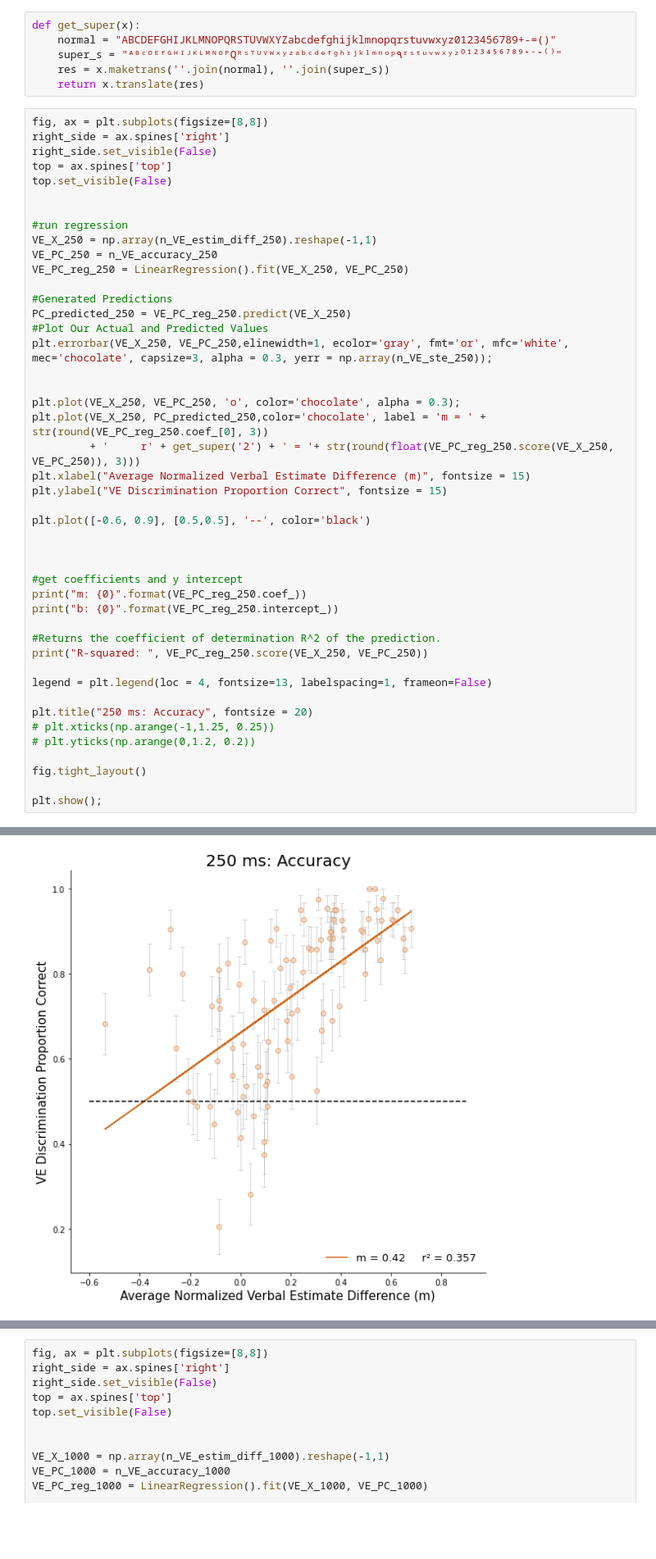
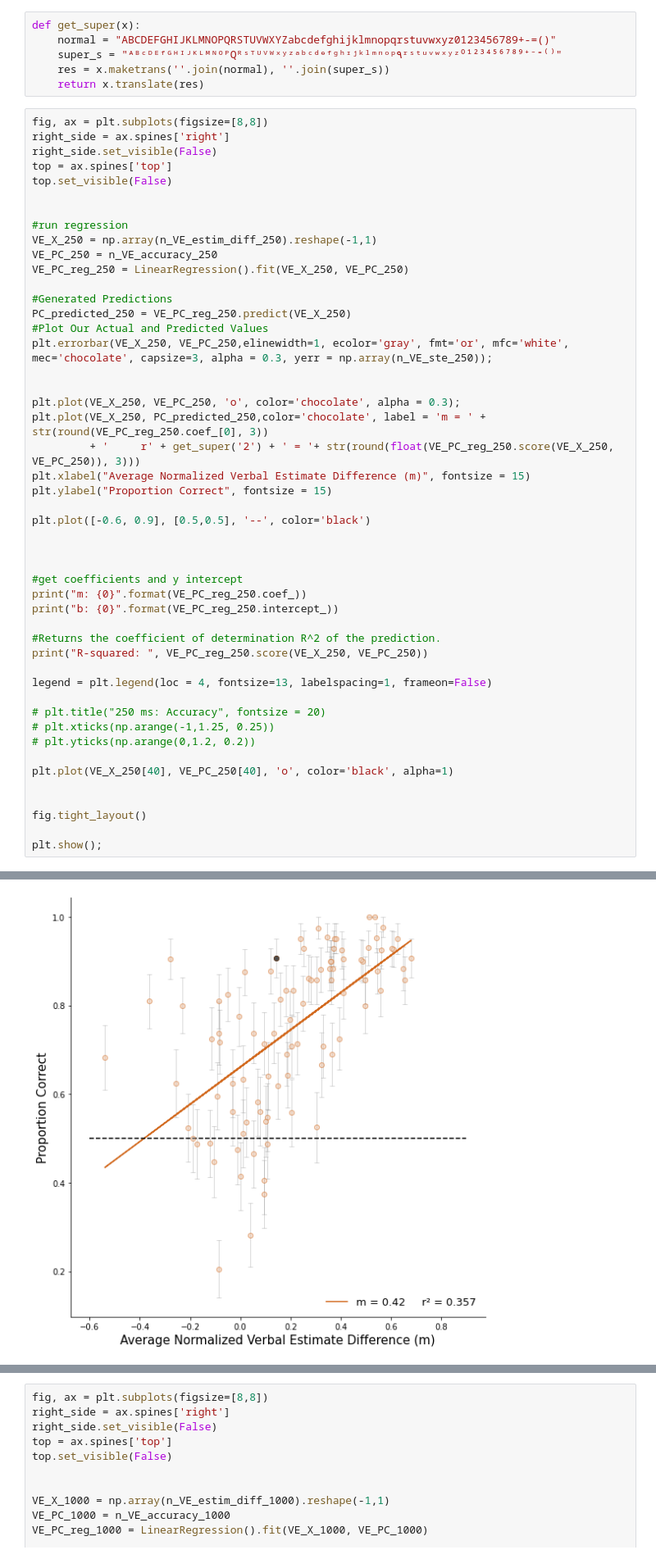
Before and after one commit to prachimahab/depth_discrimination, a Jupyter notebook: matched_discrim_analysis.ipynb, the cells around one changed output, grey strips where cells are left out. Shown at 82% size. Drawn from its saved outputs; the diff is of its cells as text; blank space fills up the shorter version.

```diff
--- a/matched_discrim_analysis.ipynb
+++ b/matched_discrim_analysis.ipynb
@@ -897,33 +897,36 @@ plt.errorbar(VE_X_250, VE_PC_250,elinewidth=1, ecolor='gray', fmt='or', mfc='whi
 
 
 plt.plot(VE_X_250, VE_PC_250, 'o', color='chocolate', alpha = 0.3);
 plt.plot(VE_X_250, PC_predicted_250,color='chocolate', label = 'm = ' + str(round(VE_PC_reg_250.coef_[0], 3))
          + '     r' + get_super('2') + ' = '+ str(round(float(VE_PC_reg_250.score(VE_X_250, VE_PC_250)), 3)))
 plt.xlabel("Average Normalized Verbal Estimate Difference (m)", fontsize = 15)
-plt.ylabel("VE Discrimination Proportion Correct", fontsize = 15)
+plt.ylabel("Proportion Correct", fontsize = 15)
 
 plt.plot([-0.6, 0.9], [0.5,0.5], '--', color='black')
 
 
 
 #get coefficients and y intercept
 print("m: {0}".format(VE_PC_reg_250.coef_))
 print("b: {0}".format(VE_PC_reg_250.intercept_))
 
 #Returns the coefficient of determination R^2 of the prediction.
 print("R-squared: ", VE_PC_reg_250.score(VE_X_250, VE_PC_250))
 
 legend = plt.legend(loc = 4, fontsize=13, labelspacing=1, frameon=False)
 
-plt.title("250 ms: Accuracy", fontsize = 20)
+# plt.title("250 ms: Accuracy", fontsize = 20)
 # plt.xticks(np.arange(-1,1.25, 0.25))
 # plt.yticks(np.arange(0,1.2, 0.2))
+
+plt.plot(VE_X_250[40], VE_PC_250[40], 'o', color='black', alpha=1)
+
 
 fig.tight_layout()
 
 plt.show();
 # %% [output]
 m: [0.42021149]
 b: 0.6611488122400175
 R-squared:  0.35662125812128753
-[figure, old version]
+[figure, new version]
```
Also changed, not shown: parts of 2 cells of this notebook.
